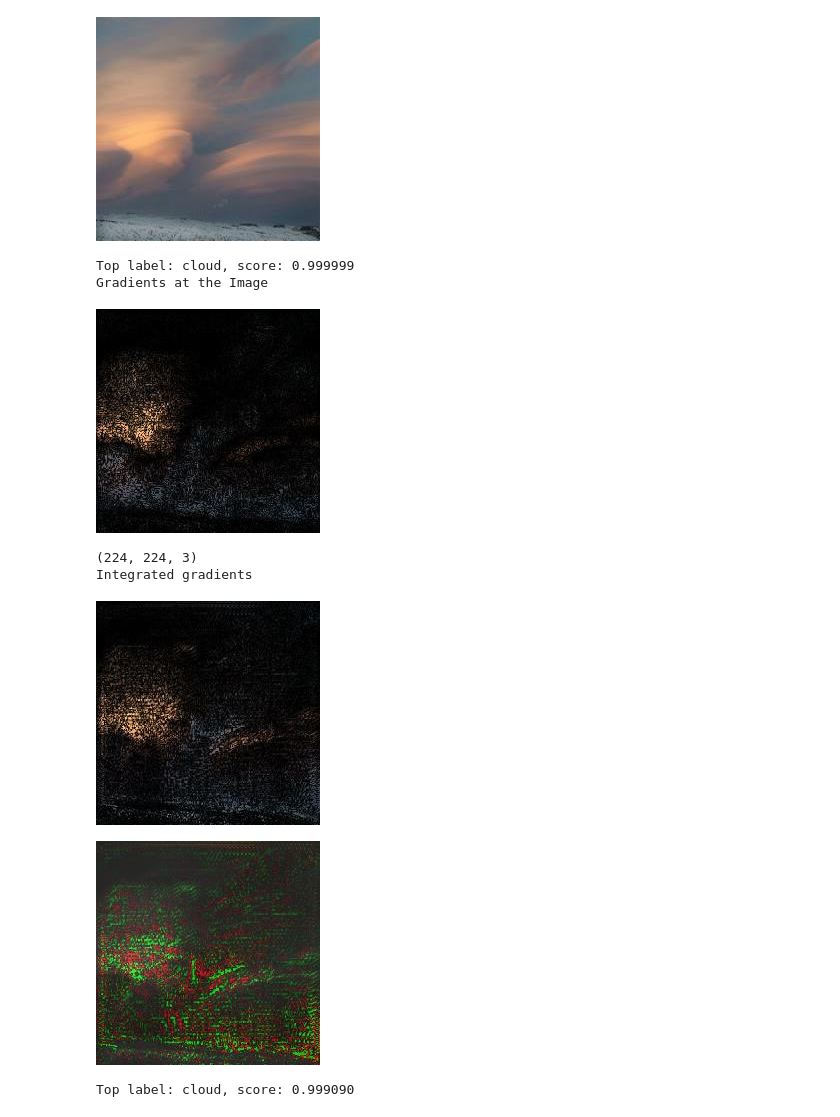
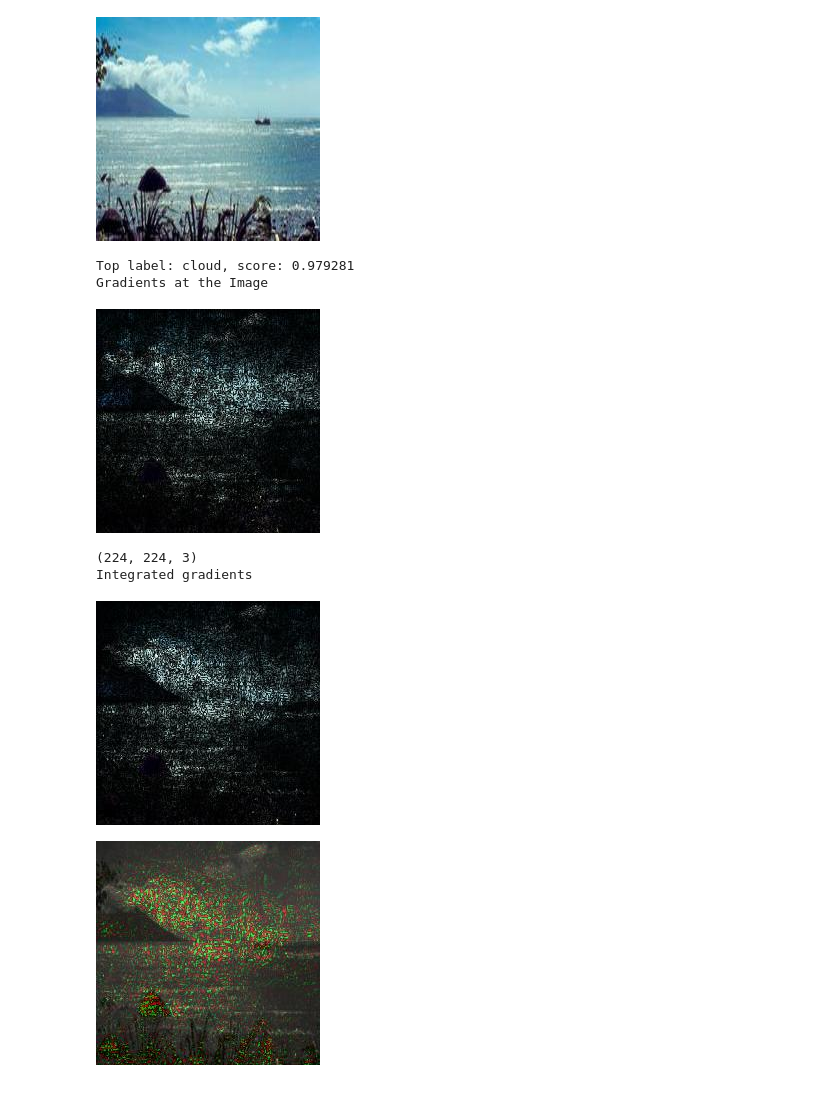
Before and after one commit to lapolonio/tensorflow-for-poets-2, a Jupyter notebook: attributions.ipynb, the cells around one changed output. Saved outputs shown, nothing was run; the diff lists cells and outputs as text; code cells hidden in the pictures.

Commit message:
updated attributions notebook with more examples specified to inspect

```diff
--- a/attributions.ipynb
+++ b/attributions.ipynb
@@ -158,35 +158,44 @@ labels = np.array(open(LABELS_LOC).read().split('\n'))
 # Load the image.
 input_height = 224
 input_width = 224
 input_mean = 128
 input_std = 128
 
 # img_name = 'test_ibm_task/boat/81399403_091c9add8c.thumbnail' # not clear if boat
 # img_name = 'test_ibm_task/boat/9789622_3b2d34544f.thumbnail' # not clear if boat
 # img_name = 'ibm_task/cloud/132903500_6eea14aeba.thumbnail'
 # img_name = 'ibm_task/cloud/108627392_7ce18e6df7.thumbnail' # clean
 # img_name = 'ibm_task/cloud/10984661_7e3e4e1f7b.thumbnail'
 # img_name = 'ibm_task/boat/29804972_86231ac125.thumbnail' # clean
 # img_name = 'ibm_task/boat/119241230_cb5f863f56.thumbnail' # clean
-img_name = 'ibm_task/cloud/136859909_93b0399a0b.thumbnail' # clean
+# img_name = 'ibm_task/cloud/136859909_93b0399a0b.thumbnail' # clean
+
+# wrong
+img_name = 'ibm_task/cloud/1747079690_cedaaf125f.thumbnail' # wrong (pier looks like top of boat)
+img_name = 'ibm_task/cloud/2061662363_501a76988a.thumbnail' # wrong
+img_name = 'ibm_task/cloud/2226195324_c2bfff0e95.thumbnail' # wrong (boats in foreground)
+img_name = 'ibm_task/boat/1610694239_10405450e3.thumbnail' # wrong (clouds more prevalent)
+img_name = 'ibm_task/boat/2385087655_daa856c9d2.thumbnail' # no boat correct miscategorized
+img_name = 'ibm_task/boat/2597710456_15e204d72d.thumbnail'
+img_name = 'ibm_task/boat/366346999_027e473b44.thumbnail'
 
 file_name = 'tf_files/' + img_name
 img = read_tensor_from_image_file(file_name,
                               input_height=input_height,
                               input_width=input_width,
                               input_mean=input_mean,
                               input_std=input_std)[0]
 with open(file_name) as f:
   image_read = f.read()
   image_reader = tf.image.decode_jpeg(image_read)
   float_caster = tf.cast(image_reader, tf.float32)
   dims_expander = tf.expand_dims(float_caster, 0);
   resized = tf.image.resize_bilinear(dims_expander, [input_height, input_width])
   display_image = sess.run(resized)[0]
 
 show_img(pil_img(display_image))
 # %% [output]
-[figure, old version]
+[figure, new version]
 # %%
 # Determine top label and score.
 top_label, score = top_label_and_score(img)
@@ -205,30 +214,14 @@ intgrads_attrs = integrated_gradients(img, top_label)
 print "Integrated gradients"
 visualize_attrs_windowing(display_image, intgrads_attrs)
 # %% [output]
-Top label: cloud, score: 0.999999
+Top label: cloud, score: 0.979281
 Gradients at the Image
-[figure, old version]
+[figure, new version]
 (224, 224, 3)
 Integrated gradients
-[figure, old version]
+[figure, new version]
 # %%
 # Exploring overlay visualization
 visualize_attrs_overlay(display_image, intgrads_attrs)
 # %% [output]
-[figure, old version]
+[figure, new version]
-# %%
-# TODO: Find all misclassifications and determine inspect error
-
-with open('tf_files/test_ibm_task/boat/81399403_091c9add8c.thumbnail') as f:
-  img = f.read()
-  image_reader = tf.image.decode_jpeg(img)
-  float_caster = tf.cast(image_reader, tf.float32)
-  dims_expander = tf.expand_dims(float_caster, 0);
-  resized = tf.image.resize_bilinear(dims_expander, [224, 224])
-  img = sess.run(resized)
-  img = img[0]
-
-top_label, score = top_label_and_score(img)
-print "Top label: %s, score: %f" % (top_label, score)
-# %% [output]
-Top label: cloud, score: 0.999090
```
